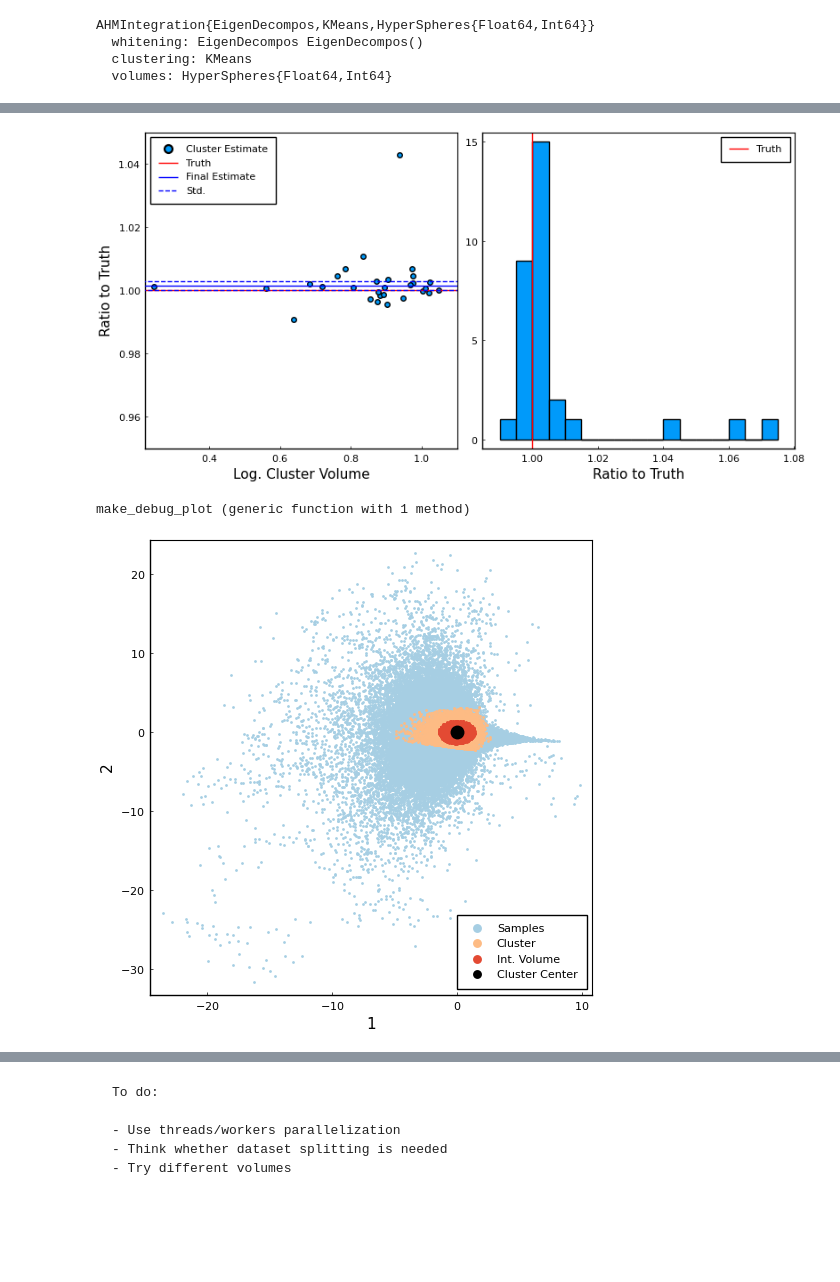
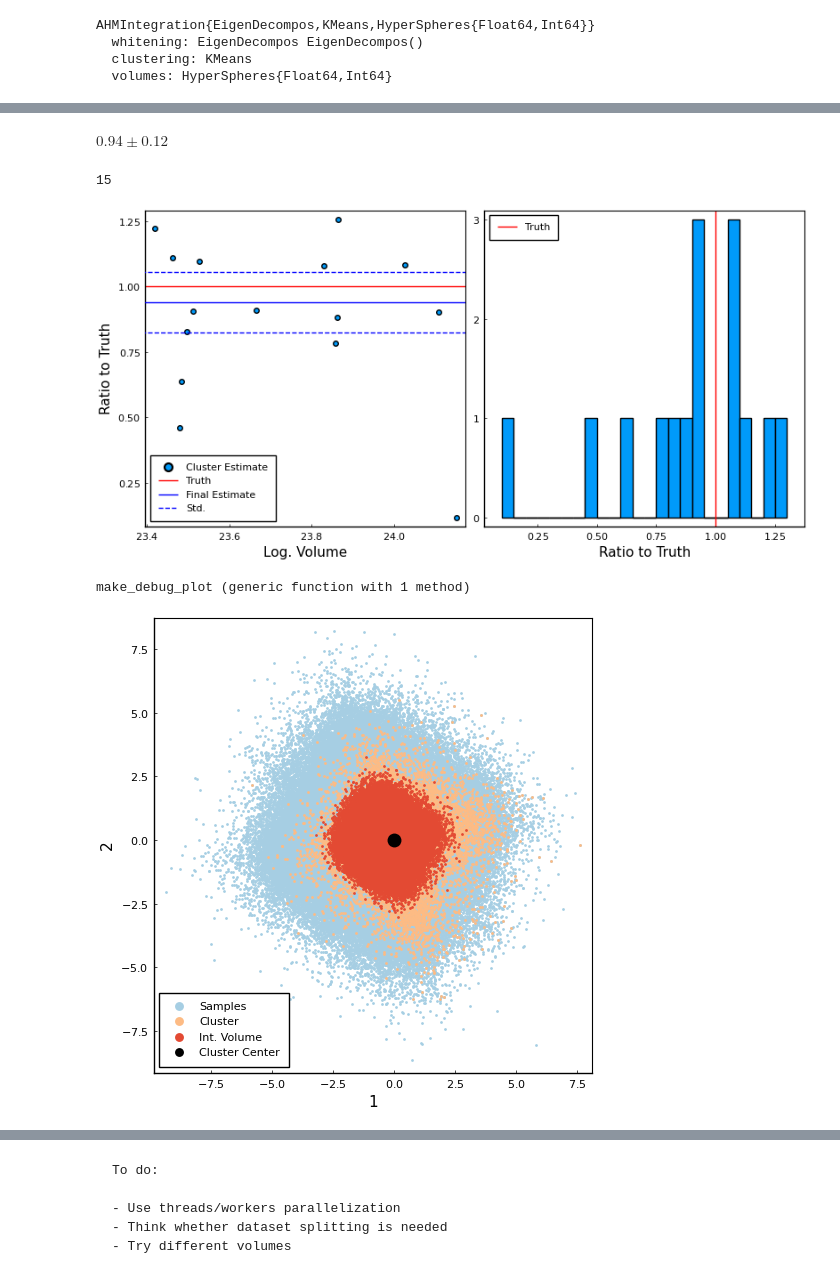
Before and after one commit to VasylHafych/AHMI-Volumes, a Jupyter notebook: notebooks/5-Int-Tests.ipynb, the cells around one changed output, grey strips where cells are left out. Saved outputs shown, nothing was run; the diff lists cells and outputs as text; code cells hidden in the pictures; blank space fills up the shorter version.

```diff
--- a/notebooks/5-Int-Tests.ipynb
+++ b/notebooks/5-Int-Tests.ipynb
@@ -98,7 +75,7 @@ prior = NamedTupleDist(
 # %% [markdown]
 ## 1.5 Gaussian Shell:
 # %%
-n_dims = 50
+n_dims = 10
 
 distribution = BAT.GaussianShell(n=n_dims, r=10);
 
@@ -106,7 +83,9 @@ prior = NamedTupleDist(
     x = repeat([-50.0 .. 50.0], n_dims),
 );
 
-truth_int = -log(10)*n_dims*2
+# truth_int = -log(10)*n_dims*2
+
+truth_int = 0.0
 # %% [markdown]
 # 2. Sampling
 # %%
@@ -196,26 +163,34 @@ $-13.835 \pm 0.02$
+# %%
+rres = output.result
+# %% [output]
+$0.94 \pm 0.12$
 # %%
 run_int_estimates = output.log_estimates
 run_log_vol = output.log_vol
 deb = output.debug;
+# %%
+length(run_log_vol)
+# %% [output]
+15
 # %%
 p1 = scatter(
     run_log_vol,
-    run_int_estimates./truth_int,
+    exp.(run_int_estimates .- truth_int),
     label="Cluster Estimate",
-    xlabel = "Log. Cluster Volume",
+    xlabel = "Log. Volume",
     ylabel = "Ratio to Truth", frame=true)
 
-p1 = hline!([1], label="Truth", color="red", ylim=(0.95, 1.05))
+p1 = hline!([1], label="Truth", color="red",  ) # ylim=(0.90, 1.1)
 
-p1 = hline!([run_result.val]./truth_int,
+p1 = hline!([exp.(run_result.val .- truth_int)],
     label="Final Estimate",
     color="blue")
 
-p1 = hline!([run_result.val - run_result.err, run_result.val + run_result.err]./truth_int,
+p1 = hline!([rres.val - rres.err, rres.val + rres.err]./exp.(truth_int),
     label="Std.",
     color="blue", linestyle=:dash, grid=false)
 
-p2 = histogram(run_int_estimates./truth_int, nbins=30,
+p2 = histogram(exp.(run_int_estimates.-truth_int), nbins=30,
     frame=true,
     label="",
     xlabel = "Ratio to Truth", )
@@ -224,7 +199,7 @@ p2 = vline!([1.0], label="Truth", color="red", grid=false)
 
 plot(p1, p2, size=(800, 400))
 # %% [output]
-[figure, old version]
+[figure, new version]
 # %%
 # cl_ind = 5
 # vls = deb[cl_ind].smpls
@@ -253,9 +228,9 @@ end
 # %% [output]
 make_debug_plot (generic function with 1 method)
 # %%
-make_debug_plot(deb, 20)
+make_debug_plot(deb, 15)
 # %% [output]
-[figure, old version]
+[figure, new version]
 # %%
 function make_animation(data, ind; x=1, y=2, xrange=(-9, 9), yrange=(-9, 9))
 
```
Also changed, not shown: parts of 15 cells of this notebook, 3 other files.
